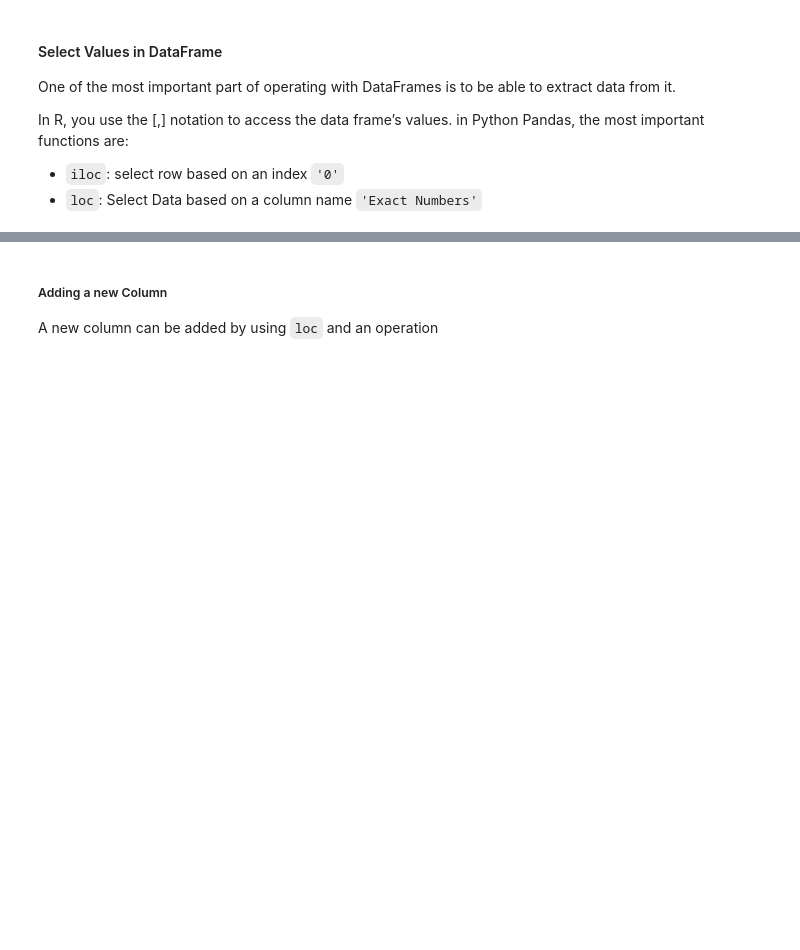
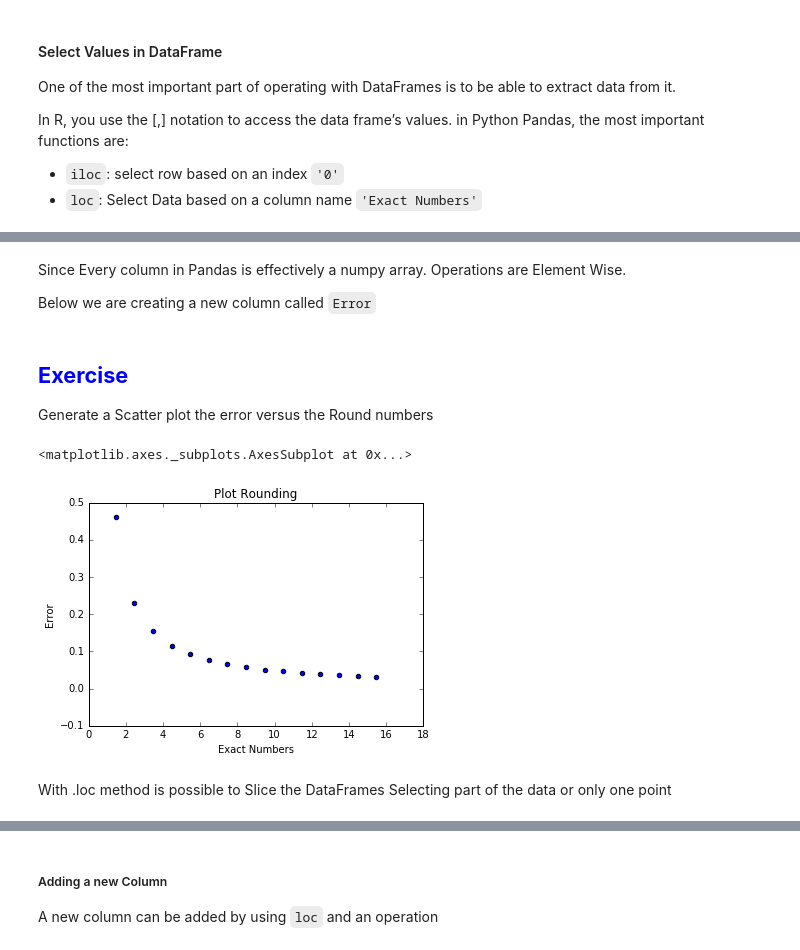
Before and after one commit to AndreaGabriele/pythontraining, a Jupyter notebook: Pandas - Teacher.ipynb, the cells around one changed output, grey strips where cells are left out. Saved outputs shown, nothing was run; the diff lists cells and outputs as text; code cells hidden in the pictures; blank space fills up the shorter version.

```diff
--- a/Pandas - Teacher.ipynb
+++ b/Pandas - Teacher.ipynb
@@ -297,0 +364,4 @@ print(df.loc[0:5,'Exact Numbers'])
+# %% [markdown]
+Since Every column in Pandas is effectively a numpy array. Operations are Element Wise.
+
+Below we are creating a new column called `Error`
@@ -297,0 +371,12 @@ print(df.loc[0:5,'Exact Numbers'])
+# %% [markdown]
+## <span style="color:blue"> **Exercise** </span>
+
+Generate a Scatter plot the error versus the Round numbers
+# %%
+
+df.plot.scatter(x ='Exact Numbers', y= 'Error', title = 'Plot Rounding')
+# %% [output]
+<matplotlib.axes._subplots.AxesSubplot at 0x...>
+[figure, added]
+# %% [markdown]
+With .loc method is possible to Slice the DataFrames Selecting part of the data or only one point
```
Also changed, not shown: parts of 39 cells of this notebook, 3 other files.
